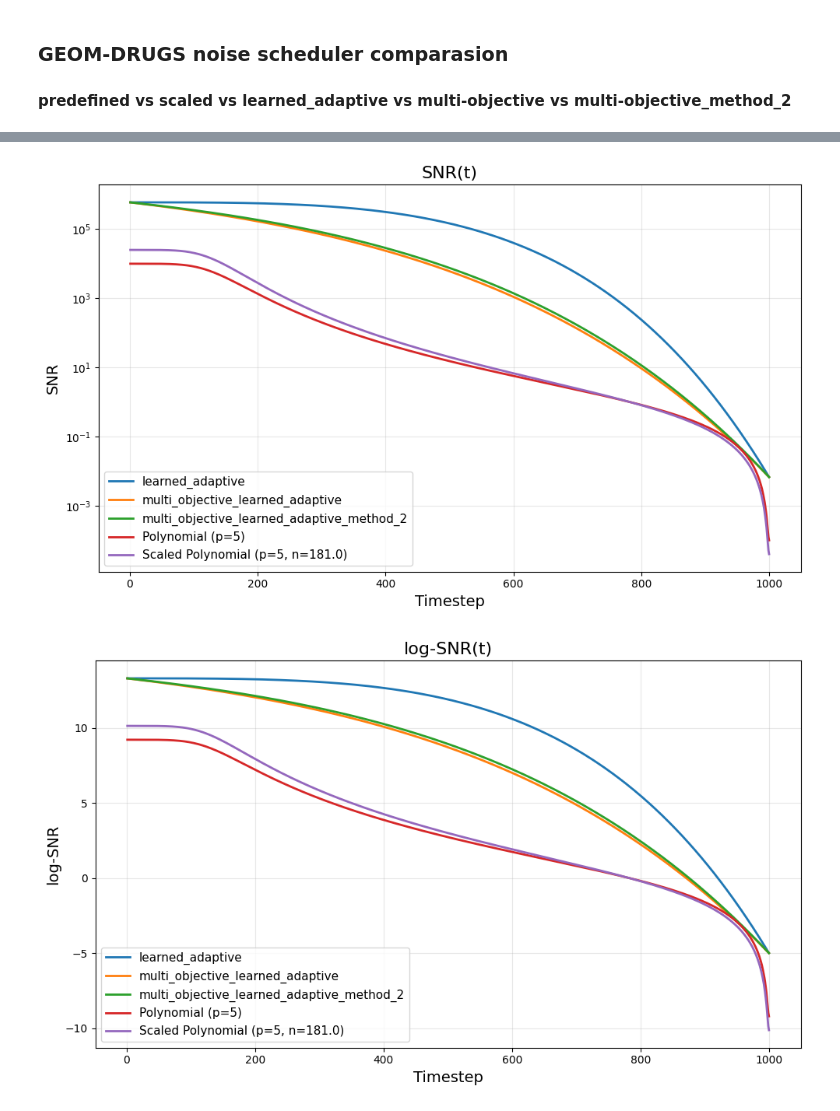
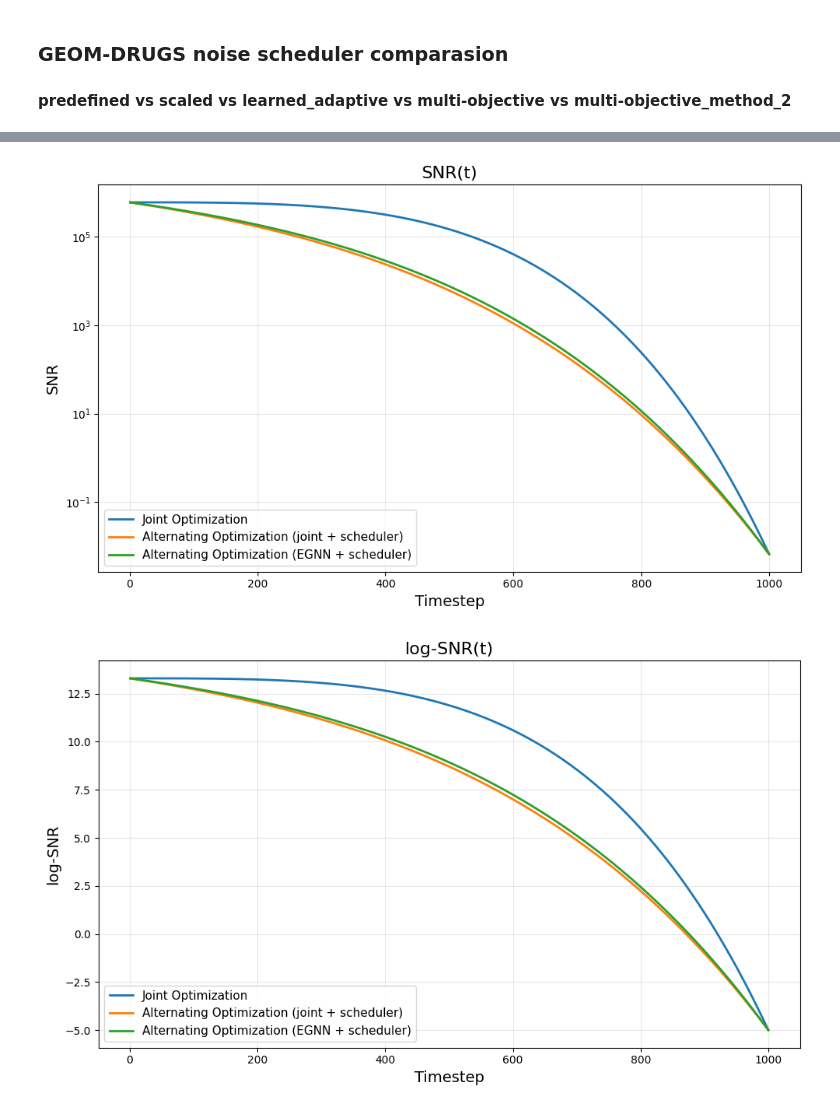
Before and after one commit to thelikhit/e3_diffusion_for_molecules, a Jupyter notebook: drugs_scheduler_graphs.ipynb, the cells around one changed output, grey strips where cells are left out. Cells and saved outputs as stored; diff of their text form; code cells hidden in the pictures.

Commit message:
graphs

```diff
--- a/drugs_scheduler_graphs.ipynb
+++ b/drugs_scheduler_graphs.ipynb
@@ -10,20 +10,14 @@ import matplotlib.pyplot as plt
 # %%
 from equivariant_diffusion.en_diffusion import PredefinedNoiseSchedule, ScaledNoiseSchedule, LearnedAdaptiveNoiseSchedule
 from configs.datasets_config import geom_with_h
-# %%
-RUNS = [
-    {"path": "outputs/drugs_learned_adaptive_resume/generative_model.npy", "label": "learned_adaptive", "input_dim": 1},
-    {"path": "outputs/drugs_multi_objective_learned_adaptive_resume/generative_model.npy", "label": "multi_objective_learned_adaptive", "input_dim": 1},
-    {"path": "outputs/drugs_multi_objective_learned_adaptive_method_2_resume_resume/generative_model.npy", "label": "multi_objective_learned_adaptive_method_2", "input_dim": 1},
-]
 # %%
-C_VALUE = N_NODES_FOR_PLOT = 181.0
 NUM_STEPS = 1000
 PRECISION = 1e-4
-POLY_POWER = 5.0
-SCALED_POLY_POWER = 5.0
+POLY_POWER = 2.0
+SCALED_POLY_POWER = 2.0
 DEVICE = "cpu"
 DATASET_INFO = geom_with_h
+C_VALUE = 92.00
 # %%
 def extract_gamma_state_dict(ckpt_path: str):
     """Return only the gamma.* weights (prefix stripped) from a checkpoint saved as an OrderedDict."""
@@ -60,7 +54,13 @@ def main():
 
     all_series = []  # list of dicts: {label, alpha, sigma, snr, log_snr, gamma}
 
-    # --- 3 LEARNED RUNS ---
+    # --- LEARNED RUNS ---
+    RUNS = [
+    {"path": "outputs/drugs_learned_adaptive_resume/generative_model.npy", "label": "Joint Optimization", "input_dim": 1},
+    {"path": "outputs/drugs_multi_objective_learned_adaptive_resume/generative_model.npy", "label": "Alternating Optimization (joint + scheduler)", "input_dim": 1},
+    {"path": "outputs/drugs_multi_objective_learned_adaptive_method_2_resume_resume/generative_model.npy", "label": "Alternating Optimization (EGNN + scheduler)", "input_dim": 1},
+    ]
+
     for run in RUNS:
         gamma_sd = extract_gamma_state_dict(run["path"])
         schedule = build_schedule_learned(run["input_dim"], gamma_sd, LearnedAdaptiveNoiseSchedule).to(DEVICE)
@@ -75,33 +75,6 @@ def main():
             "snr": snr.cpu(), "log_snr": log_snr.cpu(), "gamma": gamma.cpu()
         })
 
-    # --- PREDEFINED POLYNOMIAL (non-scaled) ---
-    poly_label = f"Polynomial (p={POLY_POWER:g})"
-    poly_sched = PredefinedNoiseSchedule(noise_schedule=f"polynomial_{POLY_POWER}", timesteps=NUM_STEPS, precision=PRECISION).to(DEVICE)
-    with torch.no_grad():
-        gamma_poly = poly_sched(t_norm).squeeze(-1)
-    alpha, sigma, snr, log_snr = gamma_to_curves(gamma_poly)
-    all_series.append({
-        "label": poly_label, "alpha": alpha.cpu(), "sigma": sigma.cpu(),
-        "snr": snr.cpu(), "log_snr": log_snr.cpu(), "gamma": gamma_poly.cpu()
-    })
-
-    # --- SCALED POLYNOMIAL ---
-    scaled_label = f"Scaled Polynomial (p={SCALED_POLY_POWER:g}, n={N_NODES_FOR_PLOT})"
-    scaled_poly_sched = ScaledNoiseSchedule(
-        dataset_info=DATASET_INFO,
-        noise_schedule=f"scaled_polynomial_{SCALED_POLY_POWER}",
-        timesteps=NUM_STEPS,
-        precision=PRECISION
-    ).to(DEVICE)
-    with torch.no_grad():
-        n_nodes_vec = torch.full((NUM_STEPS, 1), float(N_NODES_FOR_PLOT), device=DEVICE)
-        gamma_scaled = scaled_poly_sched(t_norm, n_nodes_vec).squeeze(-1)
-    alpha, sigma, snr, log_snr = gamma_to_curves(gamma_scaled)
-    all_series.append({
-        "label": scaled_label, "alpha": alpha.cpu(), "sigma": sigma.cpu(),
-        "snr": snr.cpu(), "log_snr": log_snr.cpu(), "gamma": gamma_scaled.cpu()
-    })
 
     # ------------------------------------------------------
     # PLOTS: α, σ, SNR, log-SNR, γ
@@ -162,2 +133,2 @@ gamma [-9.21024037 -9.21024037 -9.21024037 ...  8.52108559  8.98791051
-[figure, old version]
+[figure, new version]
-[figure, old version]
+[figure, new version]
```
Also changed, not shown: parts of 2 cells of this notebook, 2 other files.
